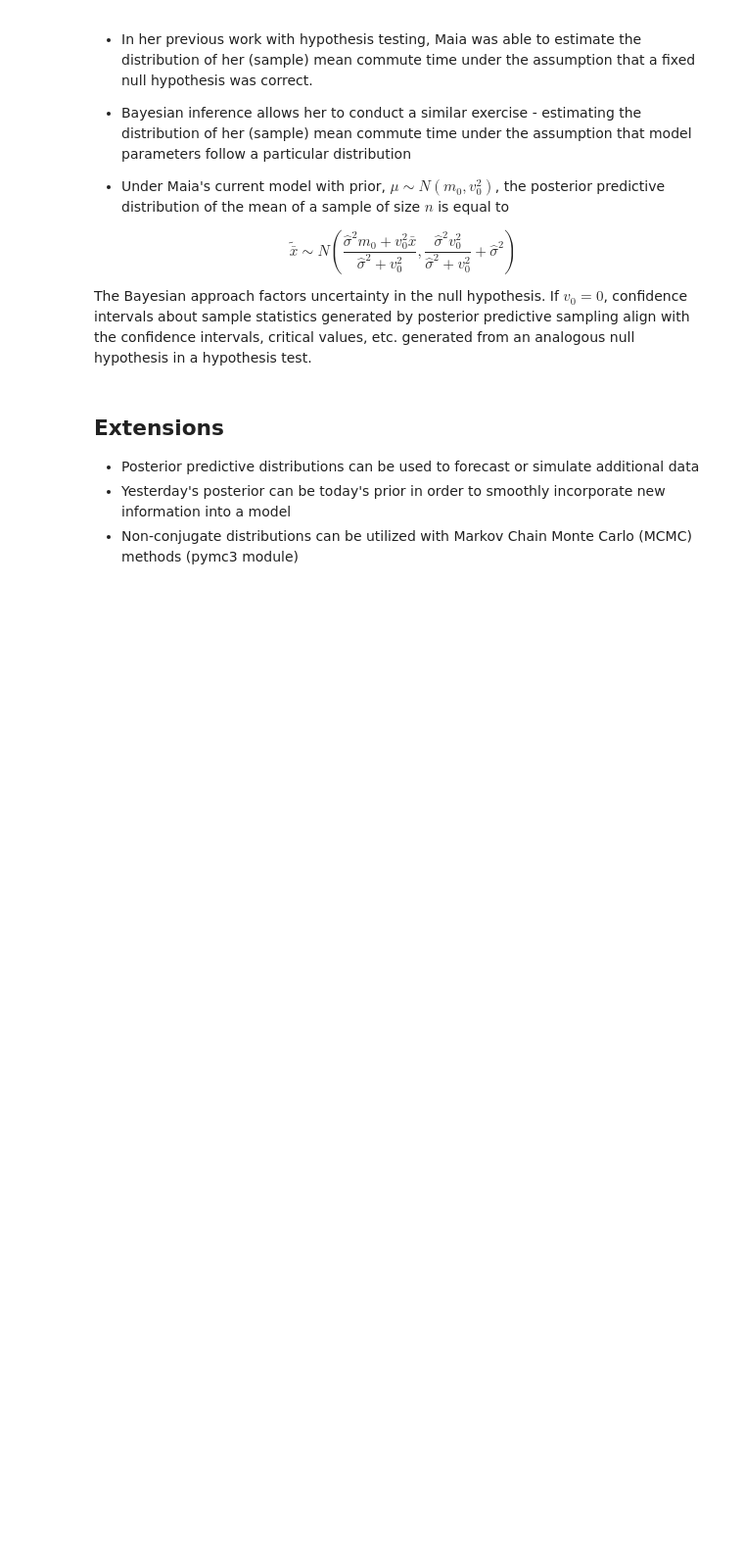
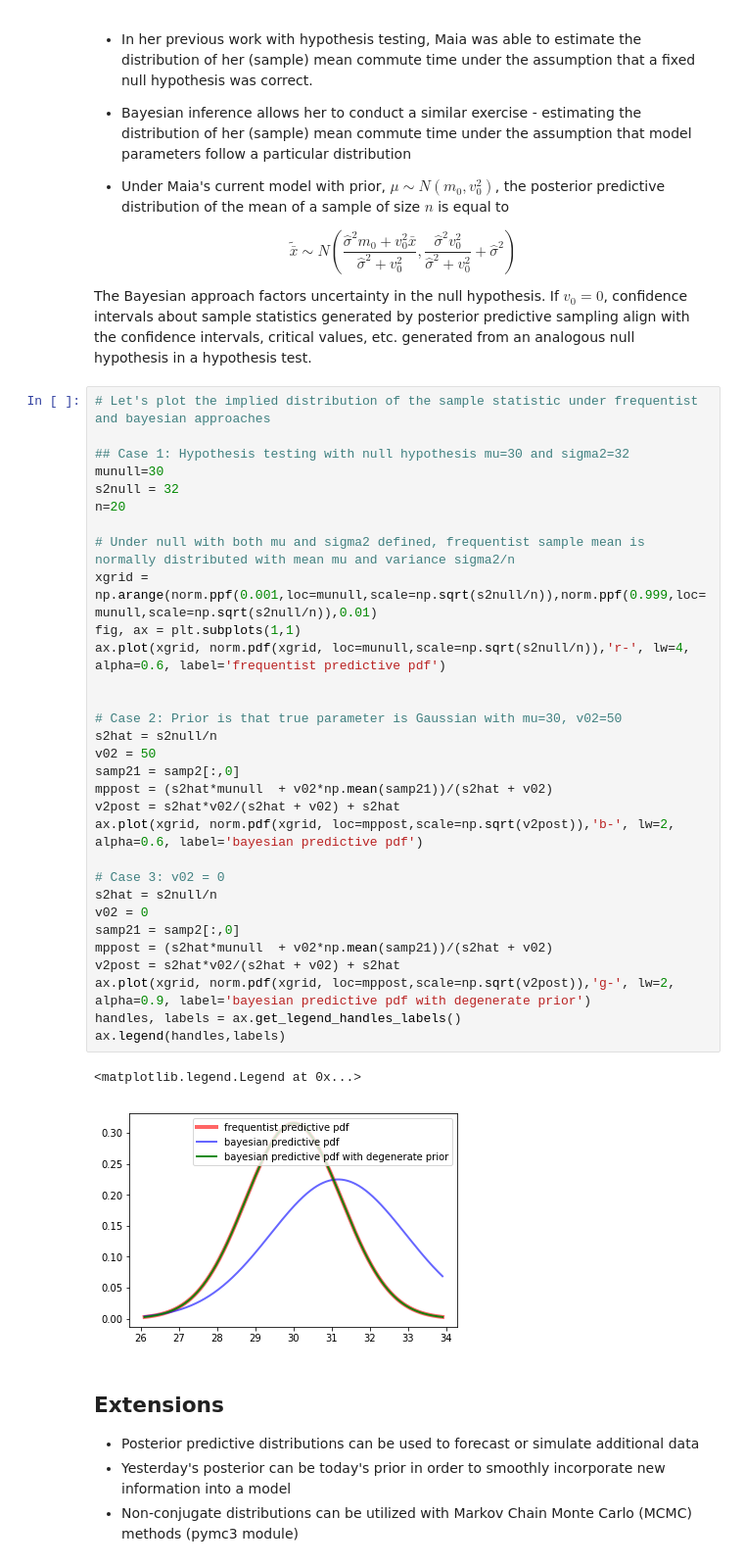
Before and after one commit to timschwuchow/DILecture, a Jupyter notebook: DILecture.ipynb, the cells around one changed output. Shown: that part at 98% size. Saved outputs shown, nothing was run; the diff lists cells and outputs as text; blank space fills up the shorter version.

```diff
--- a/DILecture.ipynb
+++ b/DILecture.ipynb
@@ -439,6 +439,40 @@ Maia's predicted probability that quitting is the right move under diffuse prior
 $$ \tilde{\bar{x}} \sim N\left(\frac{\hat{\sigma}^2 m_0 + v_0^2 \bar{x}}{\hat{\sigma}^2  + v_0^2}, \frac{\hat{\sigma}^2 v_0^2}{\hat{\sigma}^2 +v_0^2} + \hat{\sigma}^2 \right)$$
 
 The Bayesian approach factors uncertainty in the null hypothesis.  If $v_0=0$, confidence intervals about sample statistics generated by posterior predictive sampling align with the confidence intervals, critical values, etc. generated from an analogous null hypothesis in a hypothesis test.
+# %%
+# Let's plot the implied distribution of the sample statistic under frequentist and bayesian approaches
+
+## Case 1: Hypothesis testing with null hypothesis mu=30 and sigma2=32
+munull=30
+s2null = 32
+n=20
+
+# Under null with both mu and sigma2 defined, frequentist sample mean is normally distributed with mean mu and variance sigma2/n
+xgrid = np.arange(norm.ppf(0.001,loc=munull,scale=np.sqrt(s2null/n)),norm.ppf(0.999,loc=munull,scale=np.sqrt(s2null/n)),0.01)
+fig, ax = plt.subplots(1,1)
+ax.plot(xgrid, norm.pdf(xgrid, loc=munull,scale=np.sqrt(s2null/n)),'r-', lw=4, alpha=0.6, label='frequentist predictive pdf')
+
+
+# Case 2: Prior is that true parameter is Gaussian with mu=30, v02=50
+s2hat = s2null/n
+v02 = 50
+samp21 = samp2[:,0]
+mppost = (s2hat*munull  + v02*np.mean(samp21))/(s2hat + v02)
+v2post = s2hat*v02/(s2hat + v02) + s2hat
+ax.plot(xgrid, norm.pdf(xgrid, loc=mppost,scale=np.sqrt(v2post)),'b-', lw=2, alpha=0.6, label='bayesian predictive pdf')
+
+# Case 3: v02 = 0
+s2hat = s2null/n
+v02 = 0
+samp21 = samp2[:,0]
+mppost = (s2hat*munull  + v02*np.mean(samp21))/(s2hat + v02)
+v2post = s2hat*v02/(s2hat + v02) + s2hat
+ax.plot(xgrid, norm.pdf(xgrid, loc=mppost,scale=np.sqrt(v2post)),'g-', lw=2, alpha=0.9, label='bayesian predictive pdf with degenerate prior')
+handles, labels = ax.get_legend_handles_labels()
+ax.legend(handles,labels)
+# %% [output]
+<matplotlib.legend.Legend at 0x...>
+[figure, added]
 # %% [markdown]
 ## Extensions
 
```
